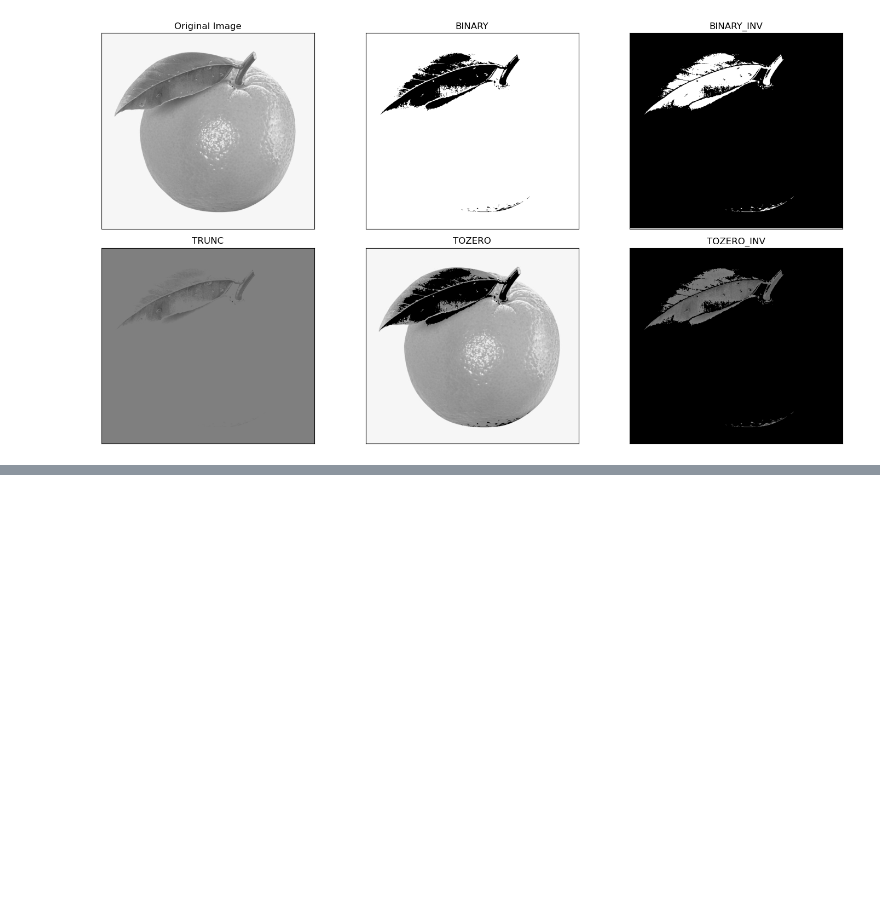
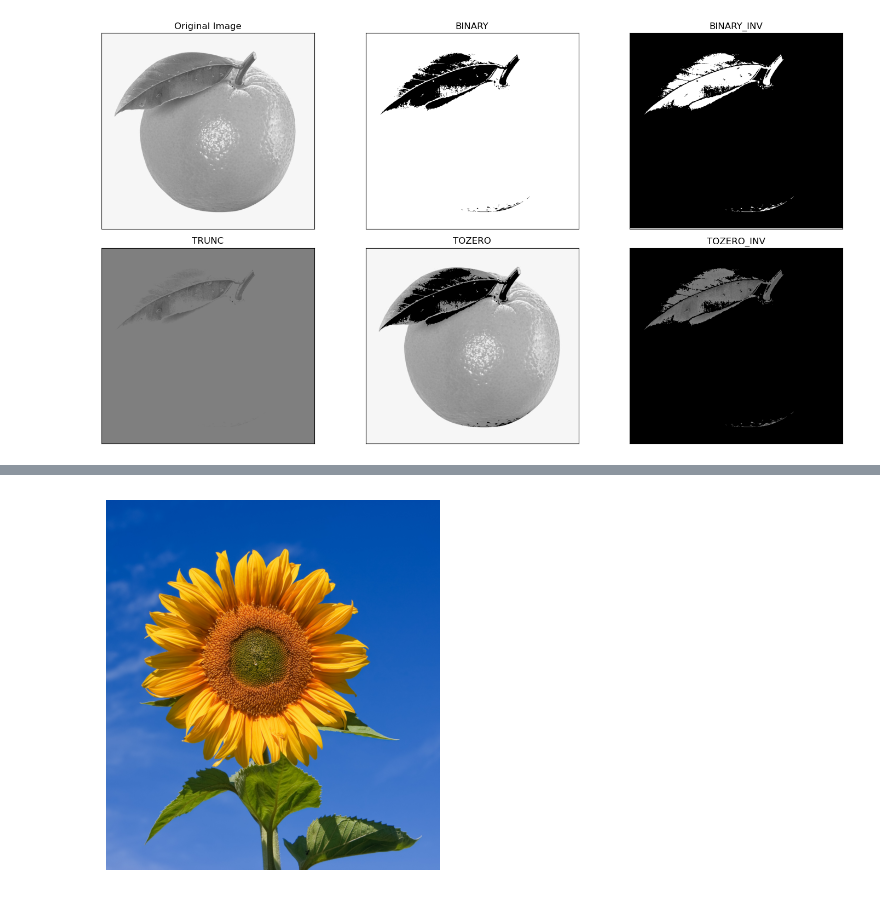
Before and after one commit to moyen-ahmed/Deep-learning, a Jupyter notebook: class-2.ipynb, the cells around one changed output, grey strips where cells are left out. Cells and saved outputs as stored; diff of their text form; code cells hidden in the pictures; blank space fills up the shorter version.

```diff
--- a/class-2.ipynb
+++ b/class-2.ipynb
@@ -82,0 +103,16 @@ plt.imshow(img)
+# %%
+import cv2
+import numpy as np
+import matplotlib.pyplot as plt
+
+img = cv2.imread(r"C:\Users\estya\OneDrive\Desktop\sunf.jpg")
+img = cv2.cvtColor(img, cv2.COLOR_BGR2RGB)
+
+# ✅ This shows the pixel array
+plt.imshow(img)
+plt.axis('off')
+np.set_printoptions(threshold=100, edgeitems=3)  # optional formatting
+# print(img)
+  # usually uint8
+# %% [output]
+[figure, added]
```
Also changed, not shown: parts of 2 cells of this notebook, 1 other file.
